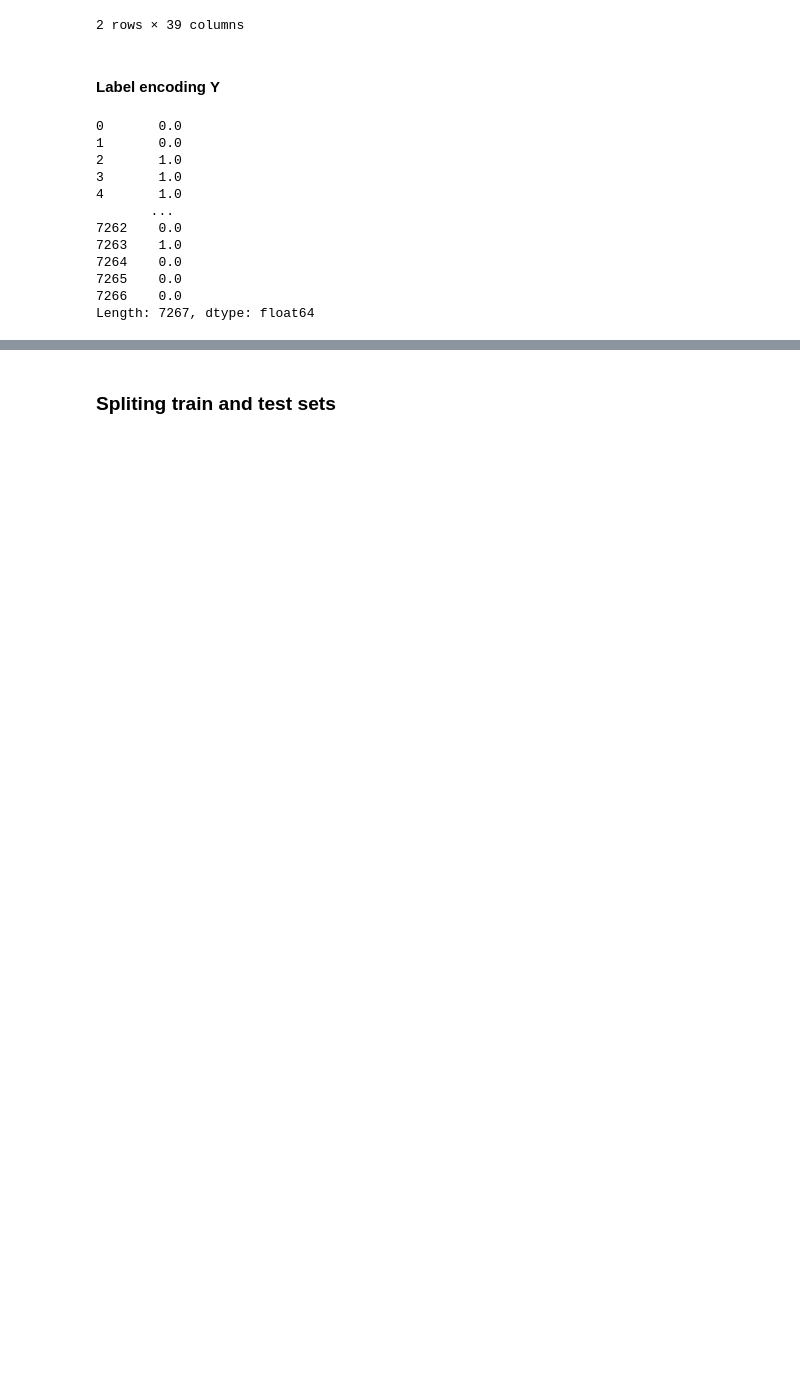
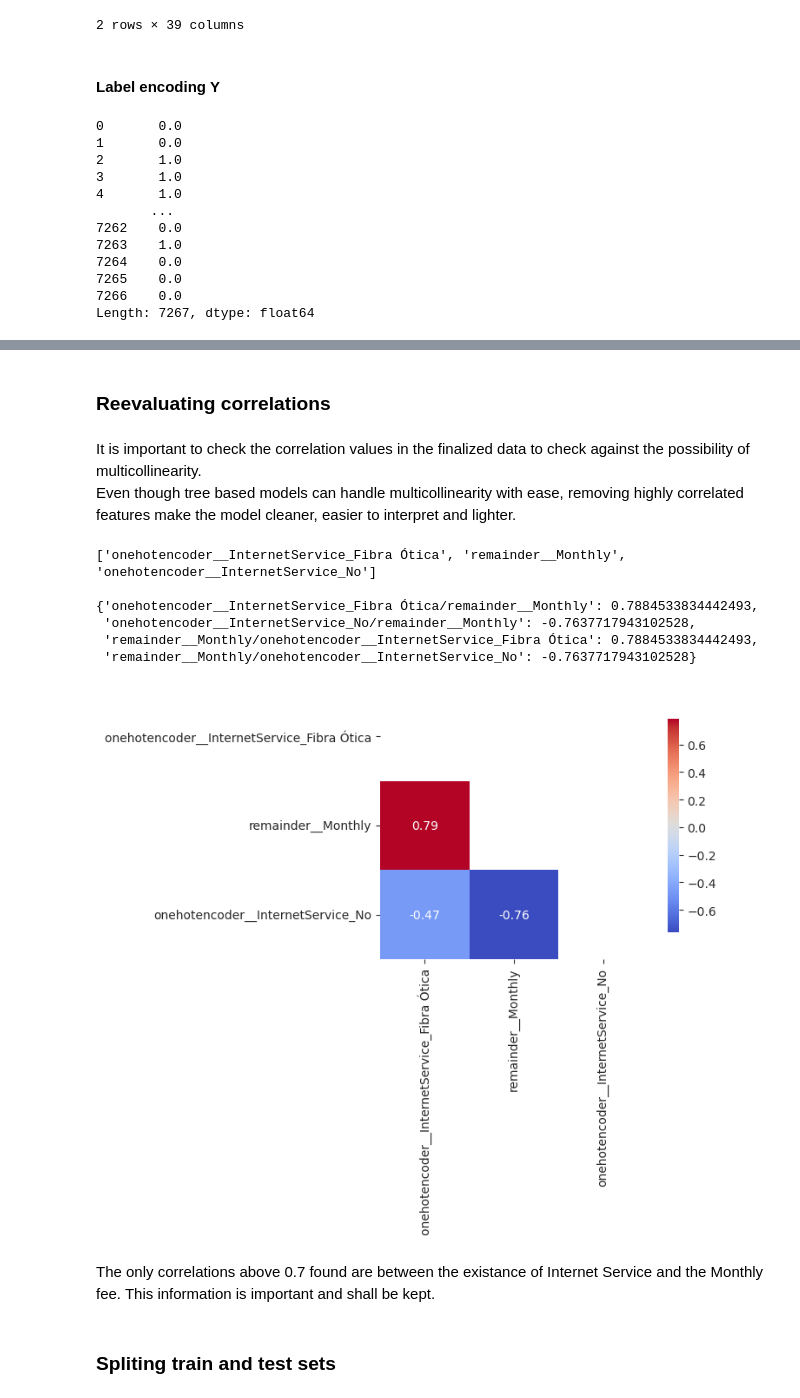
Before and after one commit to DanielCrema/oracle-one-data-science-challenge3-telecom-x-2, a Jupyter notebook: main.ipynb, the cells around one changed output, grey strips where cells are left out. Saved outputs shown, nothing was run; the diff lists cells and outputs as text; code cells hidden in the pictures; blank space fills up the shorter version.

Commit message:
drop redundant features, reevaluate correlations, oversample with SMOTE

```diff
--- a/main.ipynb
+++ b/main.ipynb
@@ -551,0 +589,8 @@ Length: 7267, dtype: float64
+# %%
+print(f'Length before dropping: {x.shape[1]}')
+
+for column_name in column_names:
+    if re.search('_No internet service', column_name) or re.search('_No phone service', column_name):
+        x.drop(columns=[f'onehotencoder__{column_name}'], inplace=True) # type: ignore
+
+print(f'Length after dropping: {x.shape[1]}')
@@ -551,0 +600,4 @@ Length: 7267, dtype: float64
+# %%
+column_names = [column.replace('onehotencoder__', '') for column in x.columns] # type: ignore
+for column_name in column_names:
+    print(column_name)
@@ -551,0 +626,8 @@ Length: 7267, dtype: float64
+# %%
+print(f'Length before dropping: {x.shape[1]}')
+
+for column_name in column_names:
+    if re.search('_No', column_name) and column_name != 'InternetService_No':
+        x.drop(columns=[f'onehotencoder__{column_name}'], inplace=True) # type: ignore
+
+print(f'Length after dropping: {x.shape[1]}')
@@ -552,3 +659,31 @@ Length: 7267, dtype: float64
+# %% [markdown]
+### Reevaluating correlations
+# %% [markdown]
+It is important to check the correlation values in the finalized data to check against the possibility of multicollinearity.
+Even though tree based models can handle multicollinearity with ease, removing highly correlated features make the model cleaner, easier to interpret and lighter.
+# %%
+x_corr = x.corr() # type: ignore
+high_corrs = {f'{column}/{row}': value for column in x_corr.columns for row, value in x_corr[column].items() if abs(value) > 0.7 and column != row}
+high_corrs_columns = []
+for high_corr in high_corrs.keys():
+    high_corr_0 = high_corr.split('/')[0]
+    high_corr_1 = high_corr.split('/')[1]
+    high_corrs_columns.append(high_corr_0) if high_corr_0 not in high_corrs_columns else None
+    high_corrs_columns.append(high_corr_1) if high_corr_1 not in high_corrs_columns else None
+# %%
+print(f'{high_corrs_columns}\n')
+pprint(high_corrs)
+plot_correlation(x, high_corrs_columns)
+# %% [output]
+['onehotencoder__InternetService_Fibra Ótica', 'remainder__Monthly', 'onehotencoder__InternetService_No']
+
+{'onehotencoder__InternetService_Fibra Ótica/remainder__Monthly': 0.7884533834442493,
+ 'onehotencoder__InternetService_No/remainder__Monthly': -0.7637717943102528,
+ 'remainder__Monthly/onehotencoder__InternetService_Fibra Ótica': 0.7884533834442493,
+ 'remainder__Monthly/onehotencoder__InternetService_No': -0.7637717943102528}
+[figure, added]
+# %% [markdown]
+The only correlations above 0.7 found are between the existance of Internet Service and the Monthly fee. This information is important and shall be kept.
 # %% [markdown]
 ### Spliting train and test sets
 # %% [markdown]
```
Also changed, not shown: parts of 23 cells of this notebook, 1 other file.
